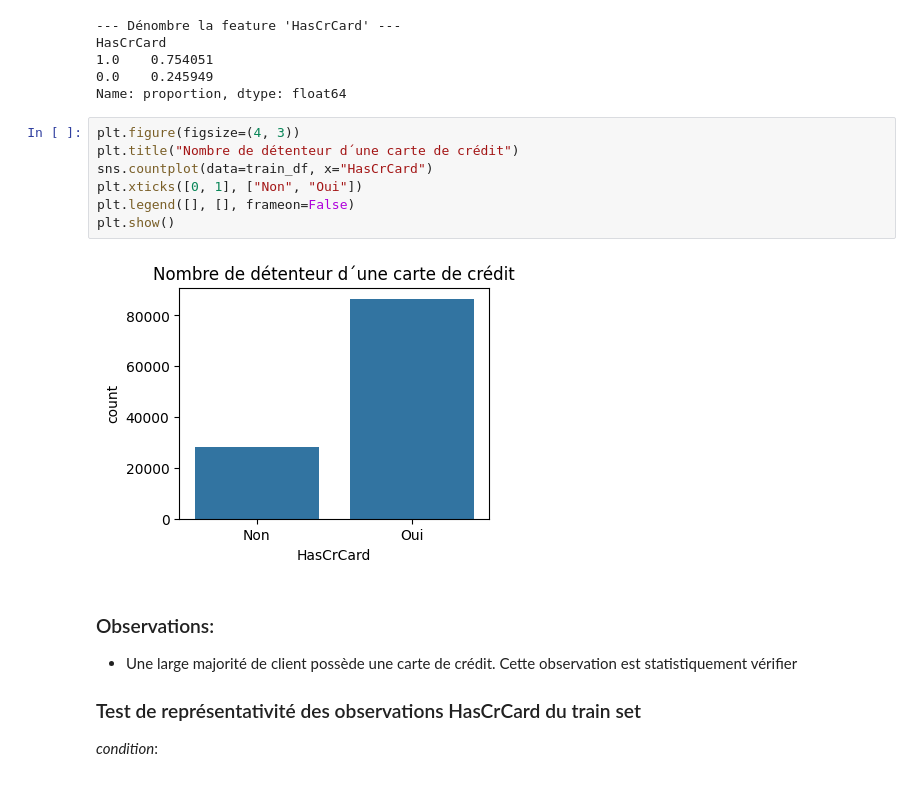
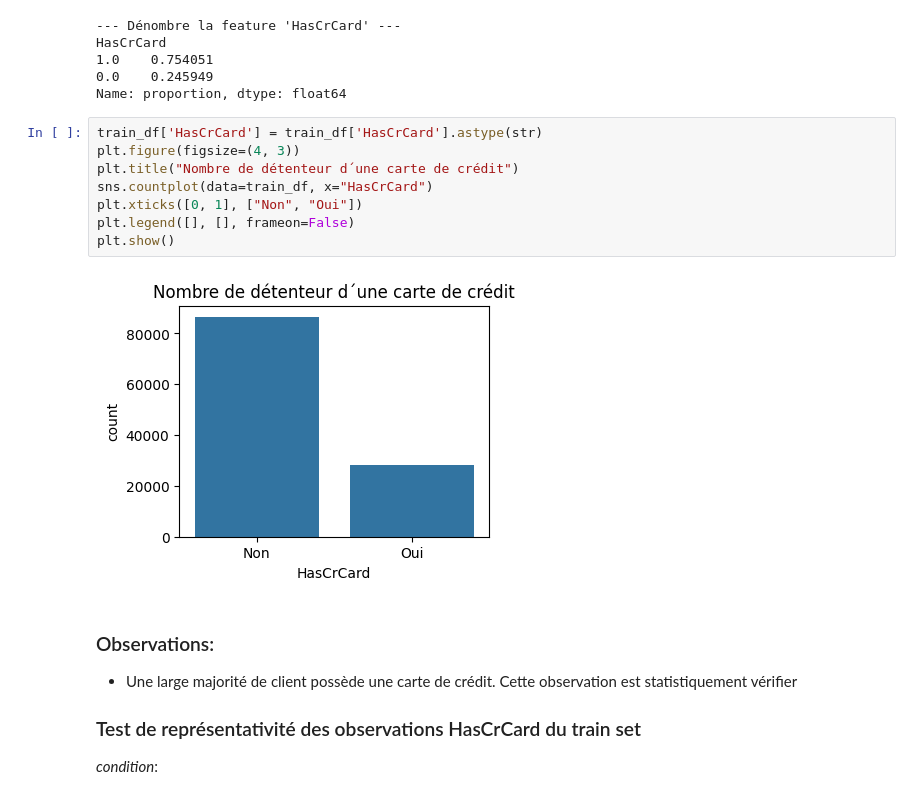
Before and after one commit to lbihin/mlpro-classification-bank-churn-2025, a Jupyter notebook: eda/eda.ipynb, the cells around one changed output. Drawn from its saved outputs; the diff is of its cells as text.

```diff
--- a/eda/eda.ipynb
+++ b/eda/eda.ipynb
@@ -765,14 +781,15 @@ HasCrCard
 0.0    0.245949
 Name: proportion, dtype: float64
 # %%
+train_df['HasCrCard'] = train_df['HasCrCard'].astype(str)
 plt.figure(figsize=(4, 3))
 plt.title("Nombre de détenteur d´une carte de crédit")
 sns.countplot(data=train_df, x="HasCrCard")
 plt.xticks([0, 1], ["Non", "Oui"])
 plt.legend([], [], frameon=False)
 plt.show()
 # %% [output]
-[figure, old version]
+[figure, new version]
 # %% [markdown]
 ### Observations:
 * Une large majorité de client possède une carte de crédit. Cette observation est statistiquement vérifier
```
Also changed, not shown: parts of 89 cells of this notebook, 2 other files.
